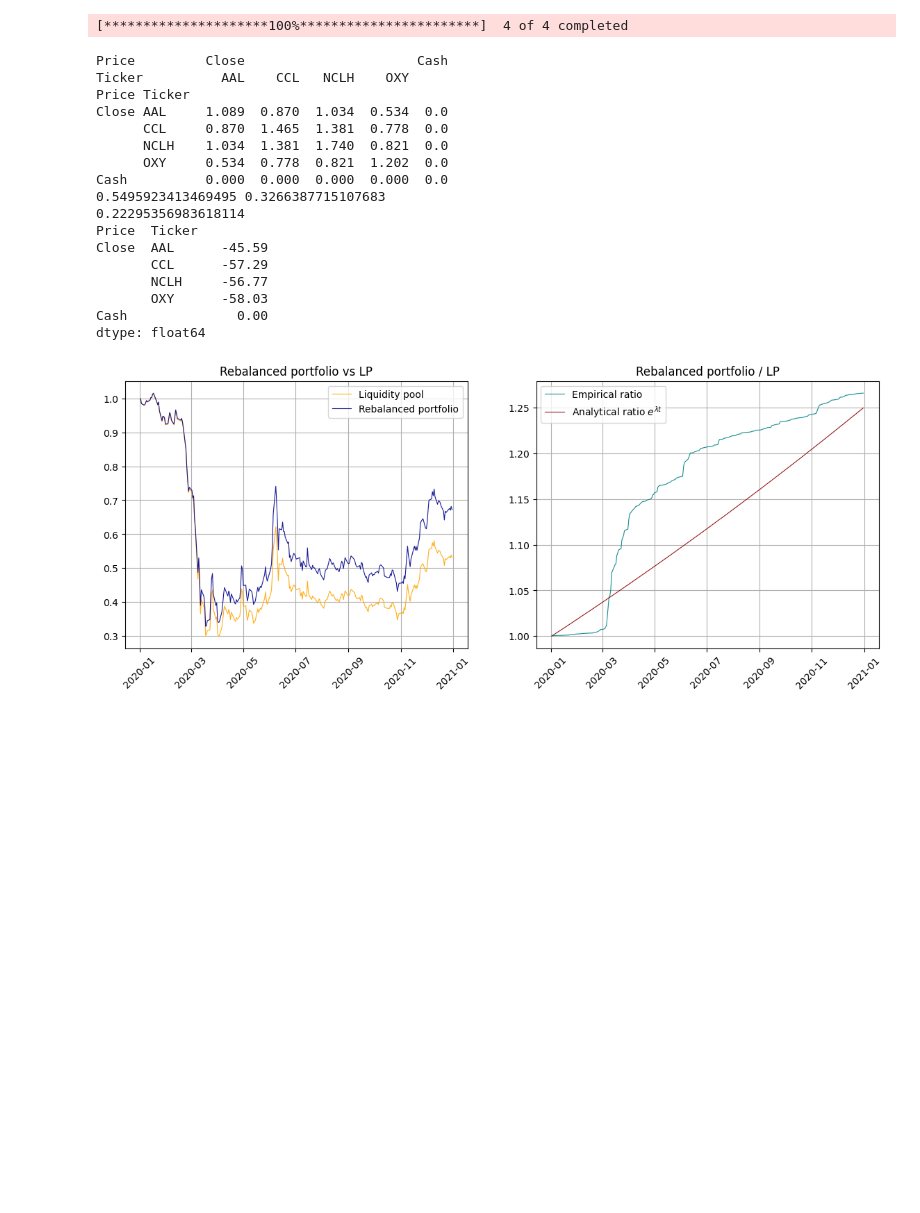
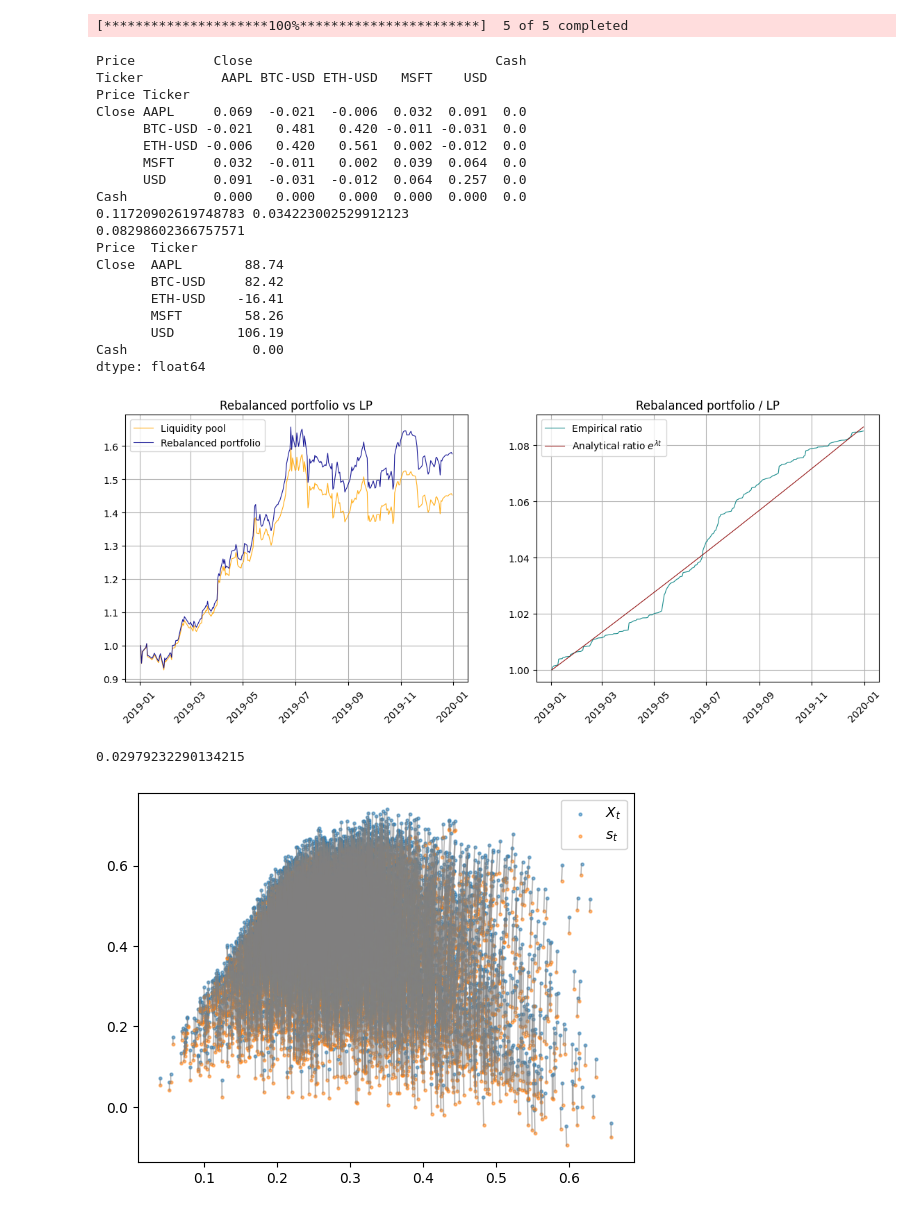
Before and after one commit to JensGBG/idea-mve745, a Jupyter notebook: simulation_workbench_3.ipynb, the cells around one changed output. Drawn from its saved outputs; the diff is of its cells as text; code cells hidden in the pictures; blank space fills up the shorter version.

```diff
--- a/simulation_workbench_3.ipynb
+++ b/simulation_workbench_3.ipynb
@@ -269,6 +269,6 @@ plot_sim(dt=0.00001, ax_idx=1)
 # %%
-#tickers = ['AAPL', 'MSFT', 'BTC-USD', 'ETH-USD', 'USD']
-tickers = ['CCL', 'NCLH', 'OXY', 'AAL']
+tickers = ['AAPL', 'MSFT', 'BTC-USD', 'ETH-USD', 'USD']
+#tickers = ['CCL', 'NCLH', 'OXY', 'AAL']
 
 # tickers = [
 #     "JNJ",    # Johnson & Johnson – healthcare
@@ -280,7 +280,7 @@ tickers = ['CCL', 'NCLH', 'OXY', 'AAL']
 #     "MCD"    # McDonald's – fast food
 # ]
 
-df = yf.download(tickers=tickers, start='2020-01-01', end='2021-01-01', multi_level_index=False)
+df = yf.download(tickers=tickers, start='2019-01-01', end='2020-01-01', multi_level_index=False)
 #df = yf.download(tickers=tickers, interval='1m', period='7d')
 df = df[['Close']]
 
@@ -324,48 +324,80 @@ def compute_Xt_value(df_prices, w_vector, X_0=1):
 
     return rebalance_value
 
+def compute_metrics(value, annualising_factor=252):
+    returns = np.log(value[1:] / value[:-1])
+    mean_return = np.mean(returns)
+
+    avg_std = np.std(returns)
+    return mean_return *annualising_factor, avg_std * np.sqrt(annualising_factor)
+
 s_t = compute_st_value(df, w_vector, 1)
 X_t = compute_Xt_value(df, w_vector, 1)
 
 t_0 = df.index[0].timestamp()
 t_1 = df.index[-1].timestamp()
 t_array_2 = pd.date_range(start=df.index[0], end=df.index[-1], periods=1000)
 x_array_2 = np.linspace(0, 1, len(t_array_2))
 
 fix, ax = plt.subplots(nrows=1, ncols=2, figsize=(14, 5))
 
 for axi in ax.flat:
     axi.grid(True)  # Turn on grid
 
 ax[0].plot(df.index, s_t, linewidth=linewidth, alpha=alpha, color=color_lp, label='Liquidity pool')
 ax[0].plot(df.index, X_t, linewidth=linewidth, alpha=alpha, color=color_rebalance, label='Rebalanced portfolio')
 ax[0].set_title("Rebalanced portfolio vs LP")
 ax[0].legend()
 
 ax[1].plot(df.index, X_t/s_t, linewidth=linewidth, alpha=alpha, color=color_3, label='Empirical ratio')
 ax[1].plot(t_array_2, np.exp(l*x_array_2), linewidth=linewidth, alpha=alpha, color=color_4, label='Analytical ratio $e^{\lambda t}$')
 ax[1].set_title("Rebalanced portfolio / LP")
 ax[1].legend()
 for axi in ax.flat:
     axi.tick_params(axis='x', labelrotation=45)
 plt.show()
+
+N_sr = 10000
+weights_matrix = np.random.dirichlet(alpha=np.ones(len(df.columns)), size=N_sr)
+
+X_t_metrics = np.array([compute_metrics(compute_Xt_value(df, w)) for w in weights_matrix])
+s_t_metrics = np.array([compute_metrics(compute_st_value(df, w)) for w in weights_matrix])
+
+X_t_sharpe_ratios = X_t_metrics[:, 0] / X_t_metrics[:, 1]
+s_t_sharpe_ratios = s_t_metrics[:, 0] / s_t_metrics[:, 1]
+diff_sharpe_ratios = X_t_sharpe_ratios - s_t_sharpe_ratios
+diff_returns = X_t_metrics[:, 0] - s_t_metrics[:, 0]
+print(np.min(diff_sharpe_ratios))
+
+plt.scatter(X_t_metrics[:, 1], X_t_metrics[:, 0], alpha=0.5, label='$X_t$', s=4)
+plt.scatter(s_t_metrics[:, 1], s_t_metrics[:, 0], alpha=0.5, label='$s_t$', s=4)
+for x, s in zip(X_t_metrics, s_t_metrics):
+    plt.plot([x[1], s[1]], [x[0], s[0]], color='gray', alpha=0.5, linewidth=1)
+
+plt.legend()
+plt.show()
+plt.hist(diff_returns)
 # %% [output]
-[*********************100%***********************]  4 of 4 completed
+[*********************100%***********************]  5 of 5 completed
-Price         Close                      Cash
-Ticker          AAL    CCL   NCLH    OXY
+Price          Close                               Cash
+Ticker          AAPL BTC-USD ETH-USD   MSFT    USD
 Price Ticker
-Close AAL     1.089  0.870  1.034  0.534  0.0
-      CCL     0.870  1.465  1.381  0.778  0.0
-      NCLH    1.034  1.381  1.740  0.821  0.0
-      OXY     0.534  0.778  0.821  1.202  0.0
-Cash          0.000  0.000  0.000  0.000  0.0
-0.5495923413469495 0.3266387715107683
-0.22295356983618114
+Close AAPL     0.069  -0.021  -0.006  0.032  0.091  0.0
+      BTC-USD -0.021   0.481   0.420 -0.011 -0.031  0.0
+      ETH-USD -0.006   0.420   0.561  0.002 -0.012  0.0
+      MSFT     0.032  -0.011   0.002  0.039  0.064  0.0
+      USD      0.091  -0.031  -0.012  0.064  0.257  0.0
+Cash           0.000   0.000   0.000  0.000  0.000  0.0
+0.11720902619748783 0.034223002529912123
+0.08298602366757571
 Price  Ticker
-Close  AAL      -45.59
-       CCL      -57.29
-       NCLH     -56.77
-       OXY      -58.03
-Cash              0.00
+Close  AAPL        88.74
+       BTC-USD     82.42
+       ETH-USD    -16.41
+       MSFT        58.26
+       USD        106.19
+Cash                0.00
 dtype: float64
-[figure, old version]
+[figure, new version]
+0.02979232290134215
+[figure, added]
```
Also changed, not shown: parts of 4 cells of this notebook.
